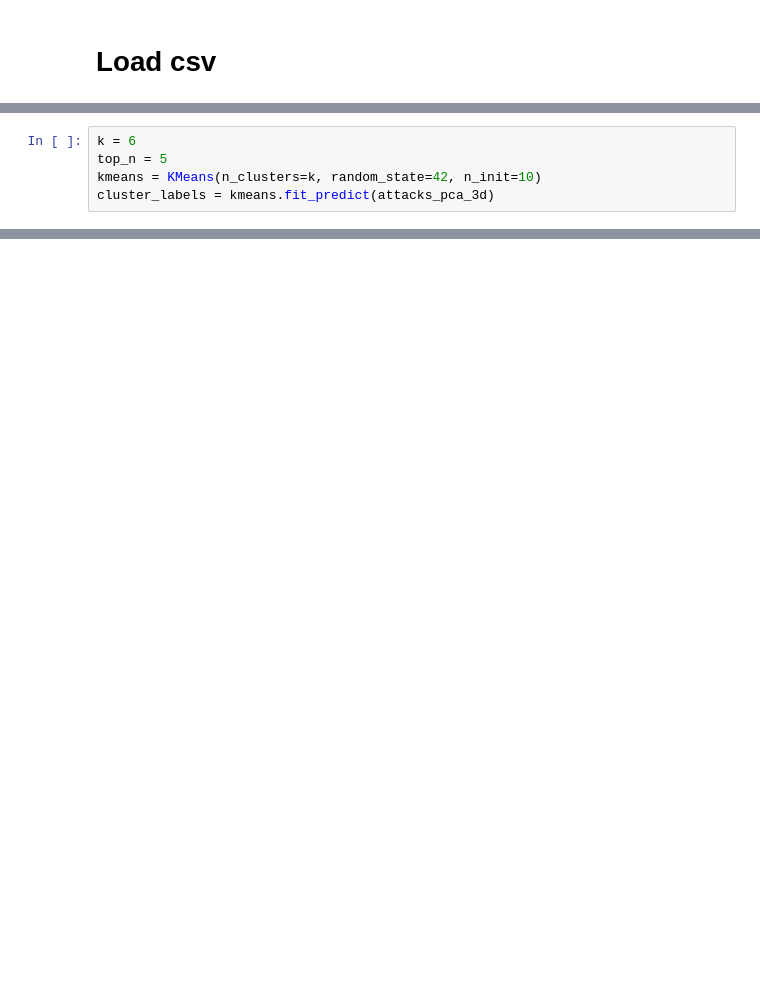
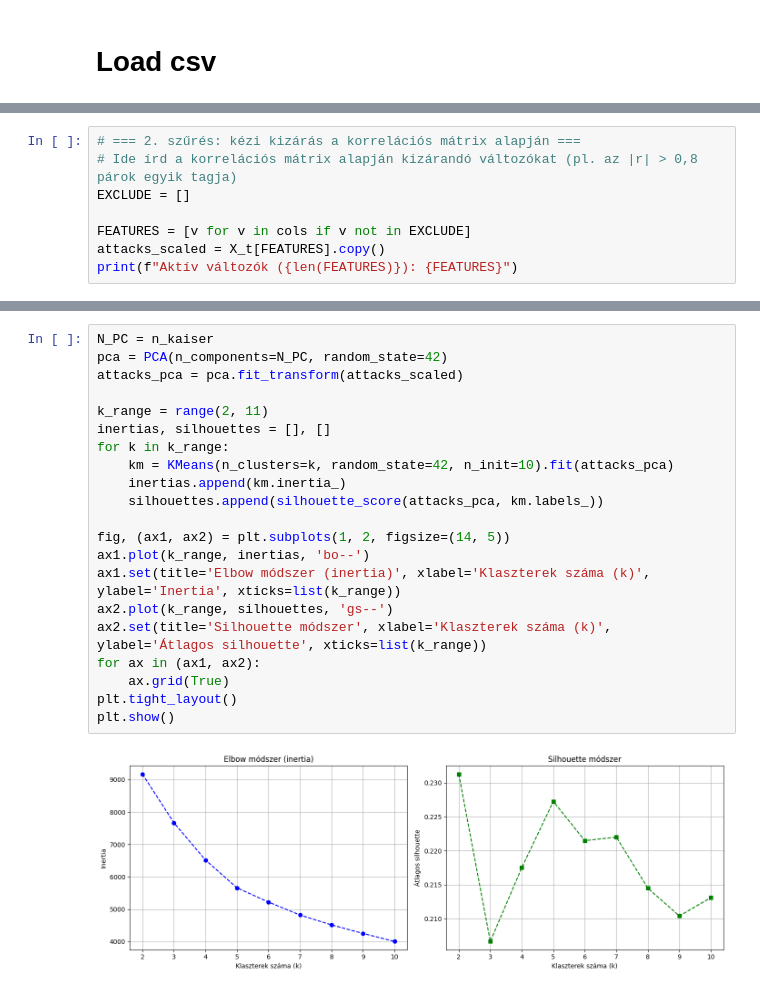
Before and after one commit to lovajujo/evolution-of-attacking-plays-in-women-s-football, a Jupyter notebook: attacking_sequences.ipynb, the cells around one changed output, grey strips where cells are left out. Cells and saved outputs as stored; diff of their text form; blank space fills up the shorter version.

```diff
--- a/attacking_sequences.ipynb
+++ b/attacking_sequences.ipynb
@@ -1713,5 +225,0 @@ plt.show()
-# %%
-k = 6
-top_n = 5
-kmeans = KMeans(n_clusters=k, random_state=42, n_init=10)
-cluster_labels = kmeans.fit_predict(attacks_pca_3d)
@@ -2452,0 +409,8 @@ Name: count, dtype: int64
+# %%
+# === 2. szűrés: kézi kizárás a korrelációs mátrix alapján ===
+# Ide írd a korrelációs mátrix alapján kizárandó változókat (pl. az |r| > 0,8 párok egyik tagja)
+EXCLUDE = []
+
+FEATURES = [v for v in cols if v not in EXCLUDE]
+attacks_scaled = X_t[FEATURES].copy()
+print(f"Aktív változók ({len(FEATURES)}): {FEATURES}")
@@ -2452,0 +495,23 @@ Name: count, dtype: int64
+# %%
+N_PC = n_kaiser
+pca = PCA(n_components=N_PC, random_state=42)
+attacks_pca = pca.fit_transform(attacks_scaled)
+
+k_range = range(2, 11)
+inertias, silhouettes = [], []
+for k in k_range:
+    km = KMeans(n_clusters=k, random_state=42, n_init=10).fit(attacks_pca)
+    inertias.append(km.inertia_)
+    silhouettes.append(silhouette_score(attacks_pca, km.labels_))
+
+fig, (ax1, ax2) = plt.subplots(1, 2, figsize=(14, 5))
+ax1.plot(k_range, inertias, 'bo--')
+ax1.set(title='Elbow módszer (inertia)', xlabel='Klaszterek száma (k)', ylabel='Inertia', xticks=list(k_range))
+ax2.plot(k_range, silhouettes, 'gs--')
+ax2.set(title='Silhouette módszer', xlabel='Klaszterek száma (k)', ylabel='Átlagos silhouette', xticks=list(k_range))
+for ax in (ax1, ax2):
+    ax.grid(True)
+plt.tight_layout()
+plt.show()
+# %% [output]
+[figure, added]
```
Also changed, not shown: parts of 136 cells of this notebook.
